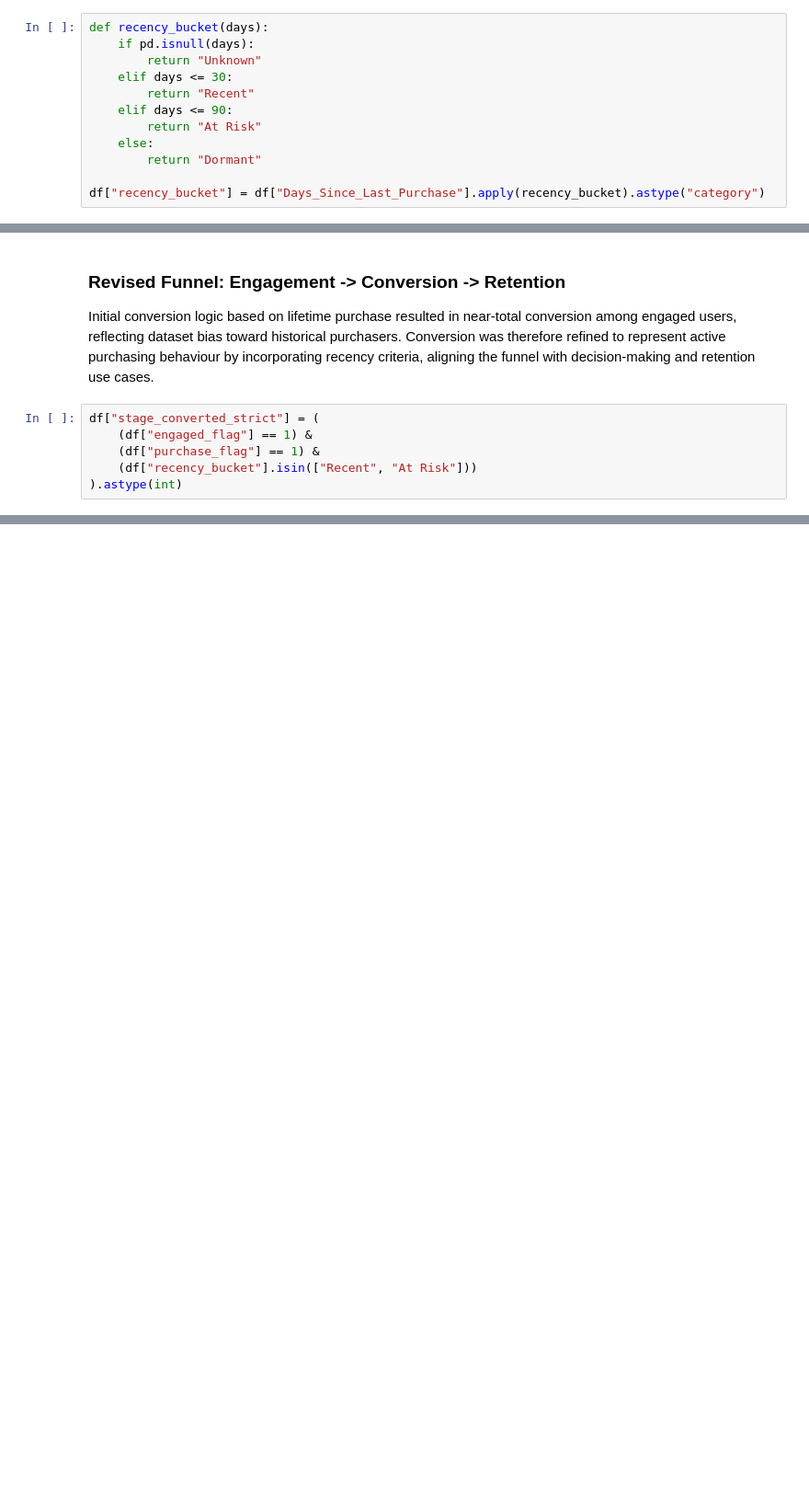
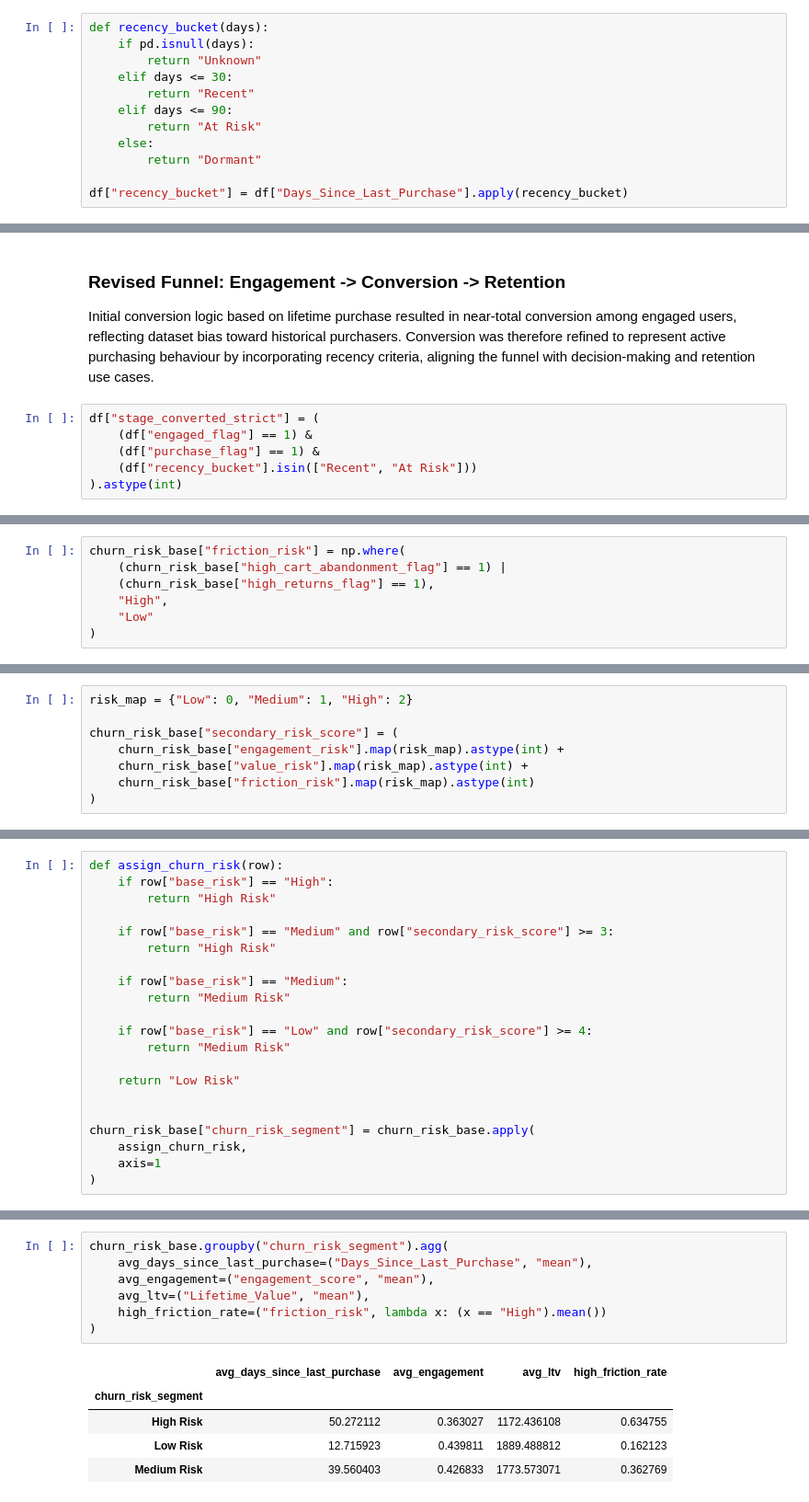
Before and after one commit to SubinDuresh/product-decision-analytics-project, a Jupyter notebook: Notebooks/01_data_cleaning_and_features.ipynb, the cells around one changed output, grey strips where cells are left out. Shown at 92% size. Drawn from its saved outputs; the diff is of its cells as text; blank space fills up the shorter version.

```diff
--- a/Notebooks/01_data_cleaning_and_features.ipynb
+++ b/Notebooks/01_data_cleaning_and_features.ipynb
@@ -216,4 +273,4 @@ def recency_bucket(days):
     else:
         return "Dormant"
 
-df["recency_bucket"] = df["Days_Since_Last_Purchase"].apply(recency_bucket).astype("category")
+df["recency_bucket"] = df["Days_Since_Last_Purchase"].apply(recency_bucket)
@@ -341,0 +498,7 @@ funnel_strict_df
+# %%
+churn_risk_base["friction_risk"] = np.where(
+    (churn_risk_base["high_cart_abandonment_flag"] == 1) |
+    (churn_risk_base["high_returns_flag"] == 1),
+    "High",
+    "Low"
+)
@@ -341,0 +507,8 @@ funnel_strict_df
+# %%
+risk_map = {"Low": 0, "Medium": 1, "High": 2}
+
+churn_risk_base["secondary_risk_score"] = (
+    churn_risk_base["engagement_risk"].map(risk_map).astype(int) +
+    churn_risk_base["value_risk"].map(risk_map).astype(int) +
+    churn_risk_base["friction_risk"].map(risk_map).astype(int)
+)
@@ -341,0 +527,21 @@ funnel_strict_df
+# %%
+def assign_churn_risk(row):
+    if row["base_risk"] == "High":
+        return "High Risk"
+
+    if row["base_risk"] == "Medium" and row["secondary_risk_score"] >= 3:
+        return "High Risk"
+
+    if row["base_risk"] == "Medium":
+        return "Medium Risk"
+
+    if row["base_risk"] == "Low" and row["secondary_risk_score"] >= 4:
+        return "Medium Risk"
+
+    return "Low Risk"
+
+
+churn_risk_base["churn_risk_segment"] = churn_risk_base.apply(
+    assign_churn_risk,
+    axis=1
+)
@@ -341,0 +551,13 @@ funnel_strict_df
+# %%
+churn_risk_base.groupby("churn_risk_segment").agg(
+    avg_days_since_last_purchase=("Days_Since_Last_Purchase", "mean"),
+    avg_engagement=("engagement_score", "mean"),
+    avg_ltv=("Lifetime_Value", "mean"),
+    high_friction_rate=("friction_risk", lambda x: (x == "High").mean())
+)
+# %% [output]
+|  | avg_days_since_last_purchase | avg_engagement | avg_ltv | high_friction_rate |
+| churn_risk_segment |  |  |  |  |
+| High Risk | 50.272112 | 0.363027 | 1172.436108 | 0.634755 |
+| Low Risk | 12.715923 | 0.439811 | 1889.488812 | 0.162123 |
+| Medium Risk | 39.560403 | 0.426833 | 1773.573071 | 0.362769 |
```
Also changed, not shown: parts of 37 cells of this notebook, 1 other file.
